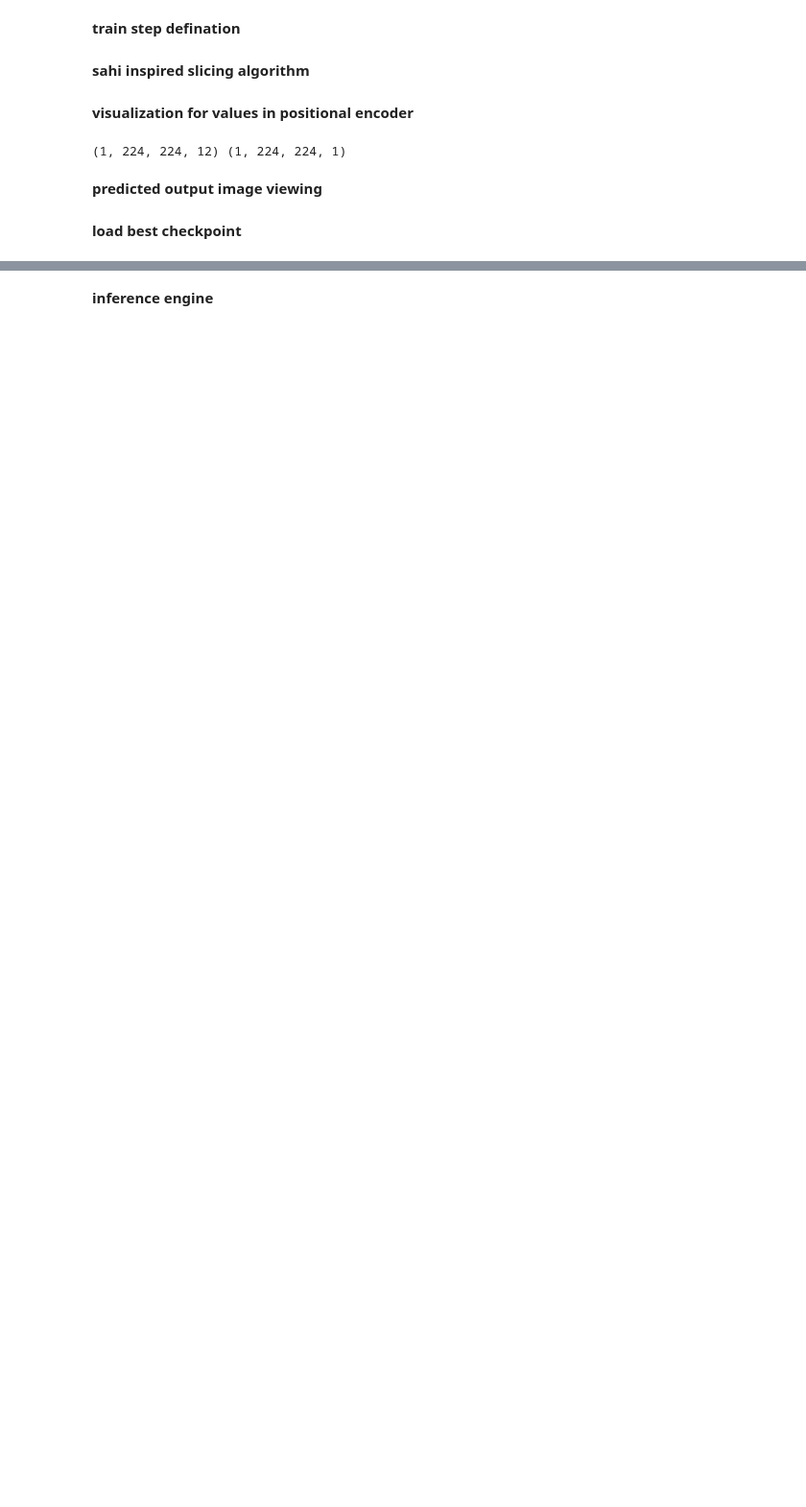
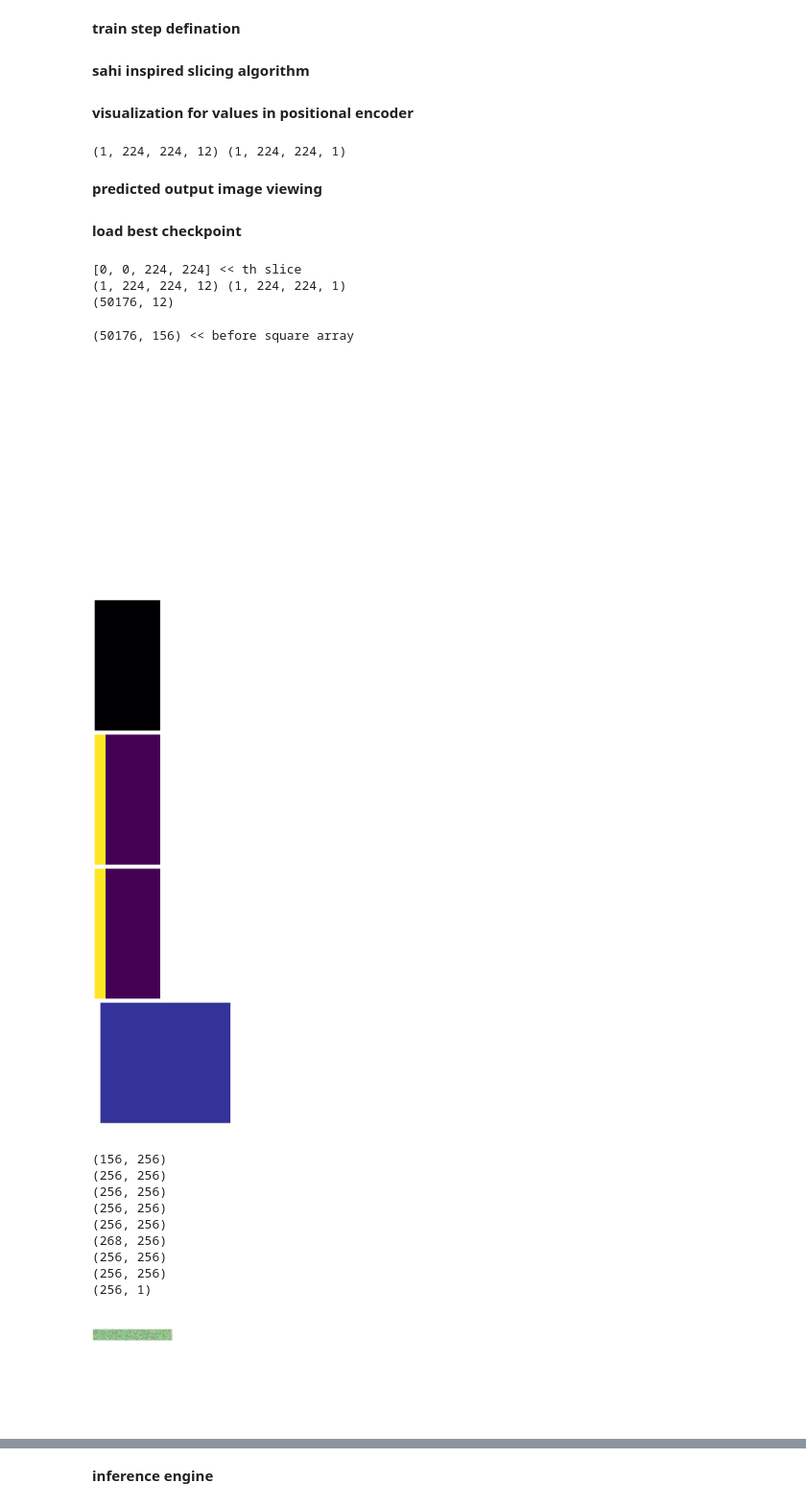
Before and after one commit to 1kaiser/jax-unet, a Jupyter notebook: MLP_TreeCover_JAX.ipynb, the cells around one changed output, grey strips where cells are left out. Shown at 96% size. Drawn from its saved outputs; the diff is of its cells as text; code cells hidden in the pictures; blank space fills up the shorter version.

```diff
--- a/MLP_TreeCover_JAX.ipynb
+++ b/MLP_TreeCover_JAX.ipynb
@@ -677,34 +686,51 @@ for epochs in tqdm(range(total_epochs)):
   for Aimage in tqdm(range(no_of_batches)):
     input_data = data_stream(Aimage, no_of_batches)
     main_size = (input_data[0].shape[1], input_data[0].shape[2])
     xoutput = np.zeros(main_size)
     youtput = np.zeros(main_size)
     for i in get_slice_bboxes(main_size[0], main_size[1]):
       print(i, "<< th slice")
       input_x_y_images = slicedImageInput(i, input_data)
       state, metrics = train_step(state, input_x_y_images, rng)
       ################<< VISUALIZATION START >>#################
       l = list(state.params.keys())
       rows = 1
       cols = len(l)
       f, axarr = plt.subplots(rows, cols, sharex='col', sharey='row', figsize=(100, 15))
-      for i in range(len(l)):
+      for step in range(len(l)):
         # print(np.array(state.params[i]['kernel']),state.params[i]['kernel'].shape)
-        a = np.array(state.params[l[i]]['kernel'])
-        # axarr[i].axis('off')
-        axarr[i].imshow(a.reshape((a.shape[0], a.shape[1])), cmap = 'terrain')
+        a = np.array(state.params[l[step]]['kernel'])*100000
+        axarr[step].axis('off')
+        axarr[step].imshow(a.reshape((a.shape[0], a.shape[1])), cmap = 'terrain')
         print(a.shape)
 
       plt.tight_layout()
       plt.show()
       ################<< VISUALIZATION END >>#################
       xoutput[i[1]:i[3], i[0]:i[2]] = np.array(metrics['logits'].swapaxes(1, 3).swapaxes(2, 3)[0][0])
       youtput[i[1]:i[3], i[0]:i[2]] = np.array(metrics['labels'].swapaxes(1, 3).swapaxes(2, 3)[0][0])
 
       print("loss: ", metrics['loss']," <<< ") # naming of the checkpoint is "checkpoint_*"  where "*" => value of the steps variable, i.e. 'epochs'
       show_image(xoutput, youtput, main_size)
     array2raster(str(Aimage)+'.tif', input_data[2], xoutput, "Float32")
   orbax_checkpointer = orbax.Checkpointer(orbax.PyTreeCheckpointHandler())
   checkpoints.save_checkpoint(ckpt_dir=CKPT_DIR, target=state, step=epochs, prefix='checkpoint_', keep=1, overwrite=False, orbax_checkpointer=orbax_checkpointer)
   # restored_state = checkpoints.restore_checkpoint(ckpt_dir=CKPT_DIR, target=state) # using to get the checkpoint loaded , it can be latest one , or if already available as checkpoint in the "CKPT_DIR" directory then take the file from directory then save in >> restored_checkpoints
   ##################################################
+# %% [output]
+[0, 0, 224, 224] << th slice
+(1, 224, 224, 12) (1, 224, 224, 1)
+(50176, 12)
+(50176, 156) << before square array
+[figure, added]
+[figure, added]
+(156, 256)
+(256, 256)
+(256, 256)
+(256, 256)
+(256, 256)
+(268, 256)
+(256, 256)
+(256, 256)
+(256, 1)
+[figure, added]
```
Also changed, not shown: parts of 2 cells of this notebook.
